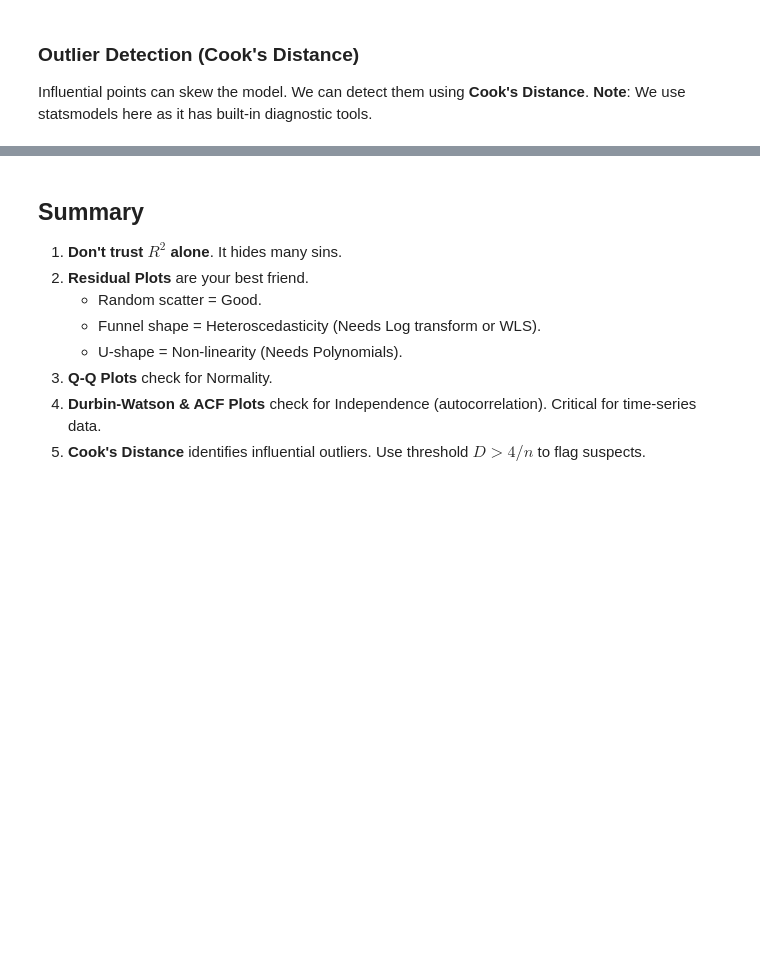
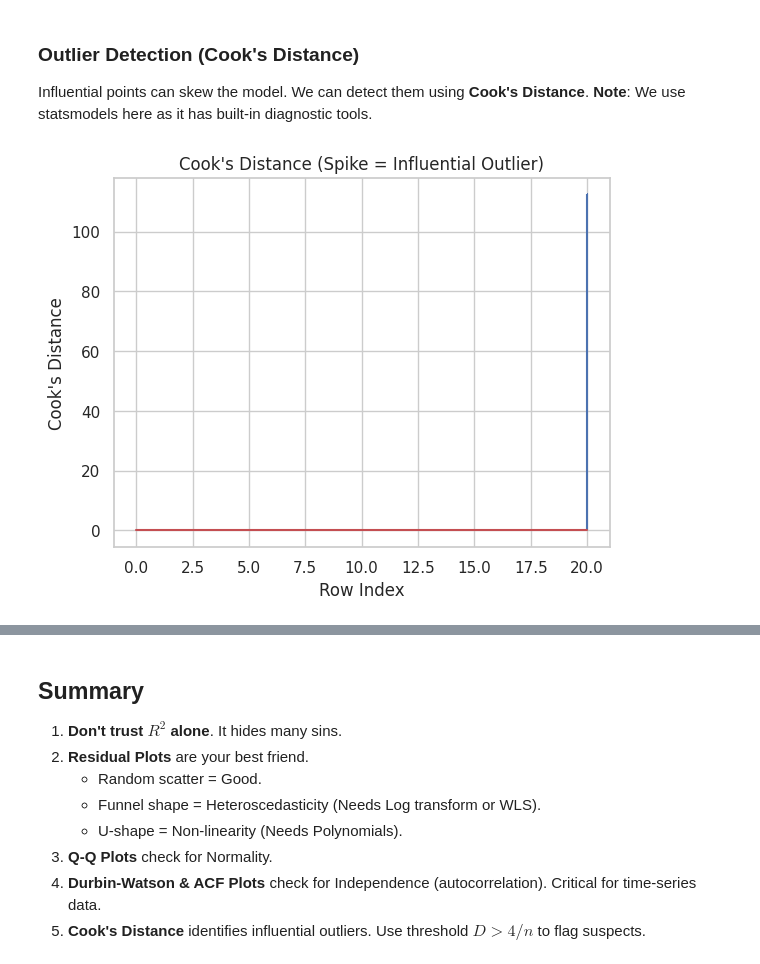
Before and after one commit to UG-Team-Data-Science/ml-workshop, a Jupyter notebook: src/S02 Supervised Learning - Regression and Evaluation/S02C02 Regression Diagnostics.ipynb, the cells around one changed output, grey strips where cells are left out. Drawn from its saved outputs; the diff is of its cells as text; code cells hidden in the pictures; blank space fills up the shorter version.

```diff
--- a/src/S02 Supervised Learning - Regression and Evaluation/S02C02 Regression Diagnostics.ipynb
+++ b/src/S02 Supervised Learning - Regression and Evaluation/S02C02 Regression Diagnostics.ipynb
@@ -189,3 +235,25 @@ Fit a `LinearRegression` model. Then, plot the residuals vs. predictions. **Ques
 ### Outlier Detection (Cook's Distance)
 
 Influential points can skew the model. We can detect them using **Cook's Distance**. **Note**: We use statsmodels here as it has built-in diagnostic tools.
+# %%
+# Generate data with one massive outlier
+X_out = np.append(X[:20], [[50]], axis=0) # Add outlier X
+y_out = np.append(y[:20], [[500]], axis=0) # Add outlier y
+
+import statsmodels.api as sm
+
+# Fit OLS (Ordinary Least Squares)
+X_aug = sm.add_constant(X_out)
+model_sm = sm.OLS(y_out, X_aug).fit()
+
+# Calculate Cook's Distance
+influence = model_sm.get_influence()
+(c, p) = influence.cooks_distance
+
+plt.stem(np.arange(len(c)), c, markerfmt=",")
+plt.title("Cook's Distance (Spike = Influential Outlier)")
+plt.xlabel("Row Index")
+plt.ylabel("Cook's Distance")
+plt.show()
+# %% [output]
+[figure, added]
```
Also changed, not shown: parts of 14 cells of this notebook, 8 other files.
